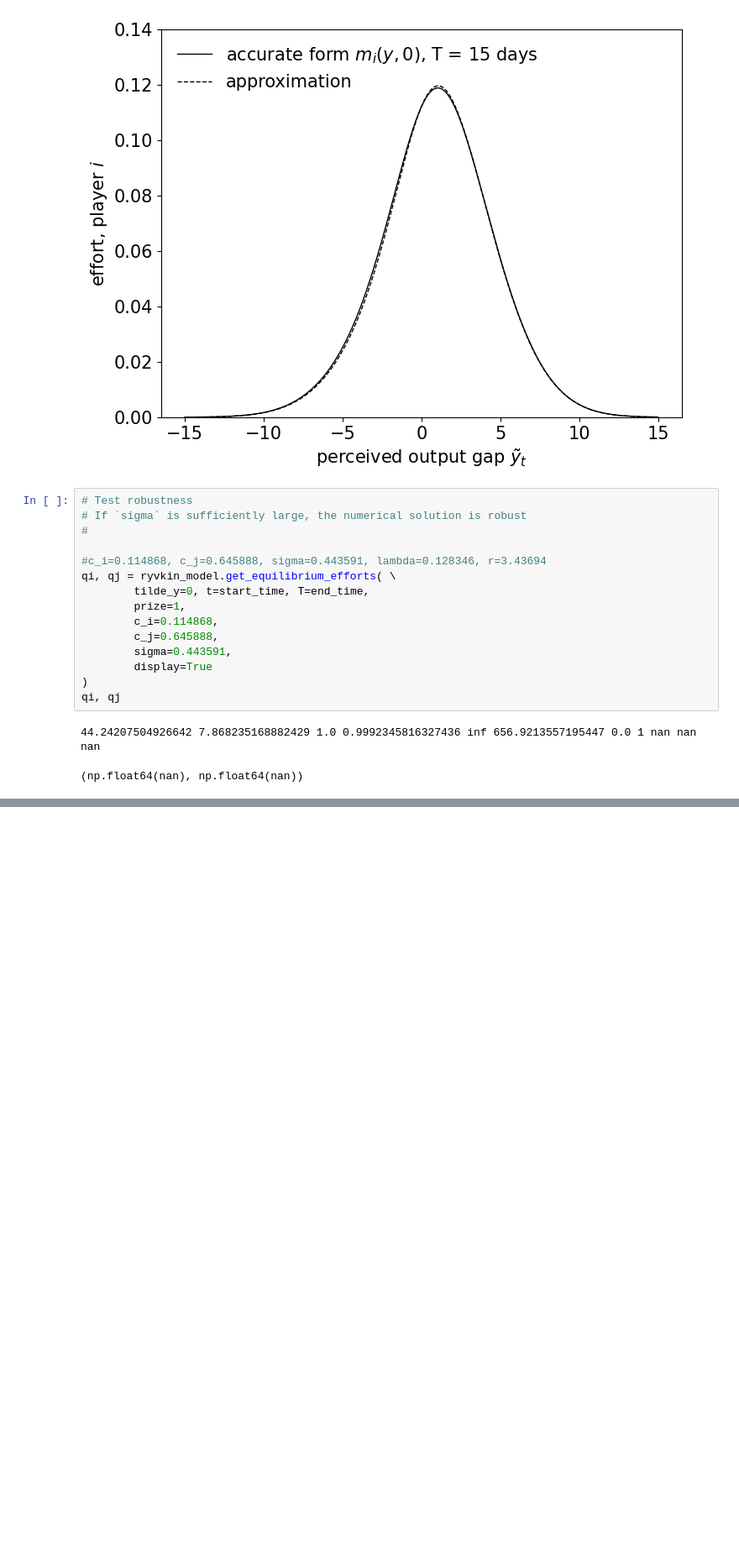
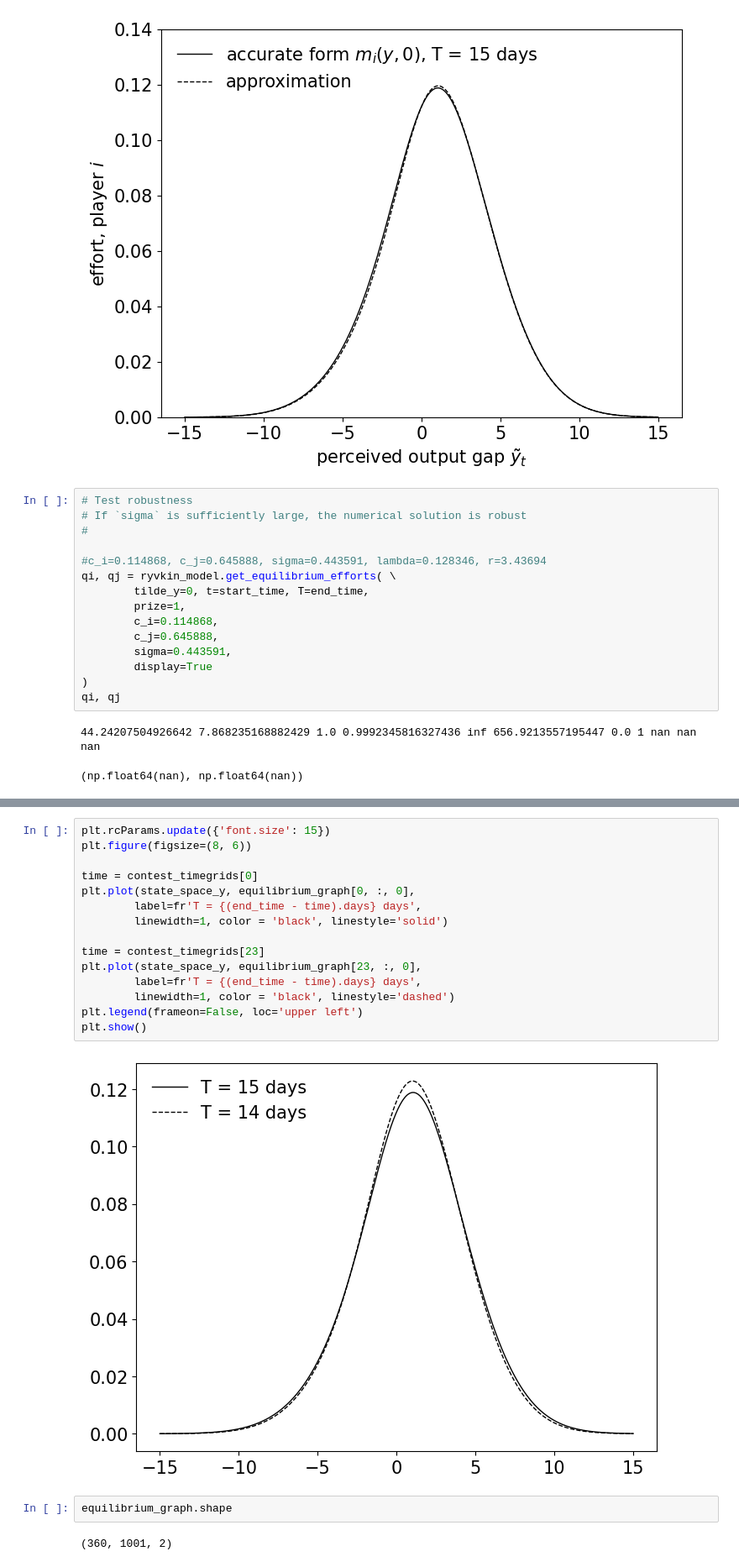
Before and after one commit to zhuanglinsheng/kaggle-contest-design, a Jupyter notebook: ryvkin/ryvkin_model_test.ipynb, the cells around one changed output, grey strips where cells are left out. Shown at 84% size. Drawn from its saved outputs; the diff is of its cells as text; blank space fills up the shorter version.

```diff
--- a/ryvkin/ryvkin_model_test.ipynb
+++ b/ryvkin/ryvkin_model_test.ipynb
@@ -135,0 +198,21 @@ qi, qj
+# %%
+plt.rcParams.update({'font.size': 15})
+plt.figure(figsize=(8, 6))
+
+time = contest_timegrids[0]
+plt.plot(state_space_y, equilibrium_graph[0, :, 0],
+		label=fr'T = {(end_time - time).days} days',
+		linewidth=1, color = 'black', linestyle='solid')
+
+time = contest_timegrids[23]
+plt.plot(state_space_y, equilibrium_graph[23, :, 0],
+		label=fr'T = {(end_time - time).days} days',
+		linewidth=1, color = 'black', linestyle='dashed')
+plt.legend(frameon=False, loc='upper left')
+plt.show()
+# %% [output]
+[figure, added]
+# %%
+equilibrium_graph.shape
+# %% [output]
+(360, 1001, 2)
```
Also changed, not shown: parts of 7 cells of this notebook, 4 other files.
